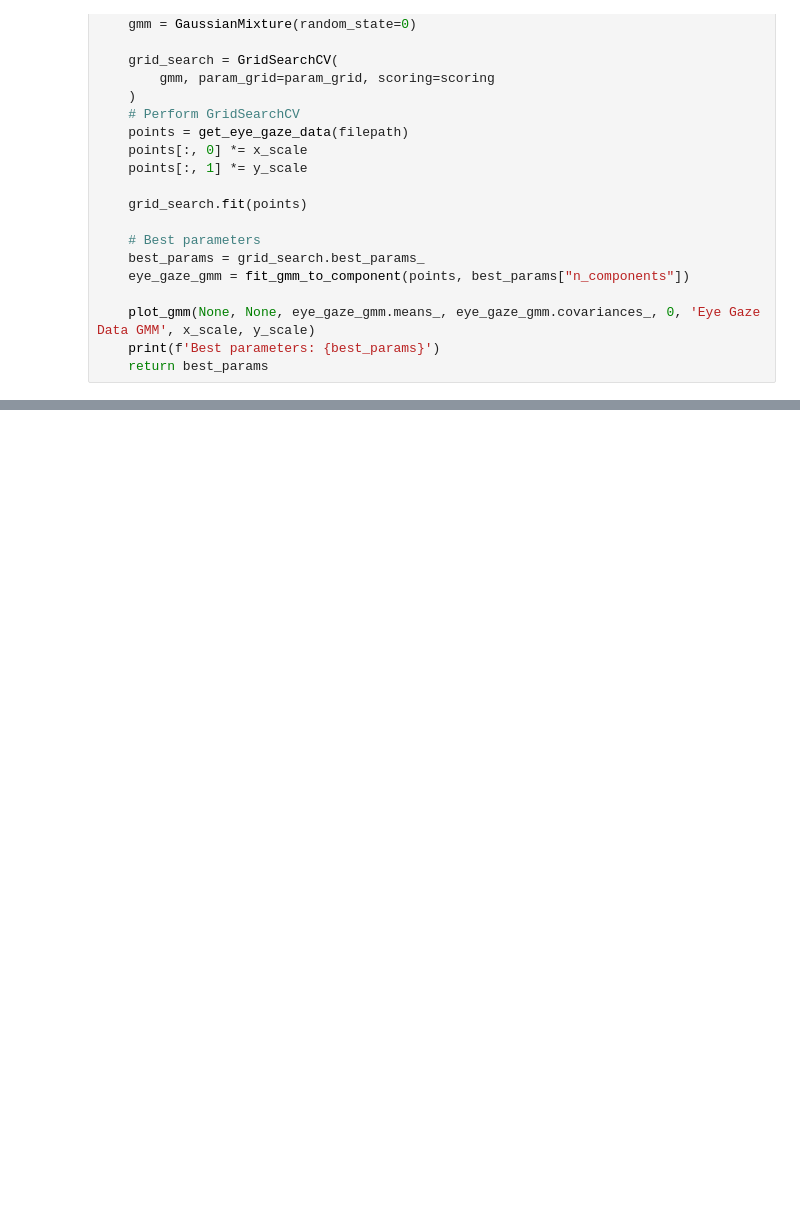
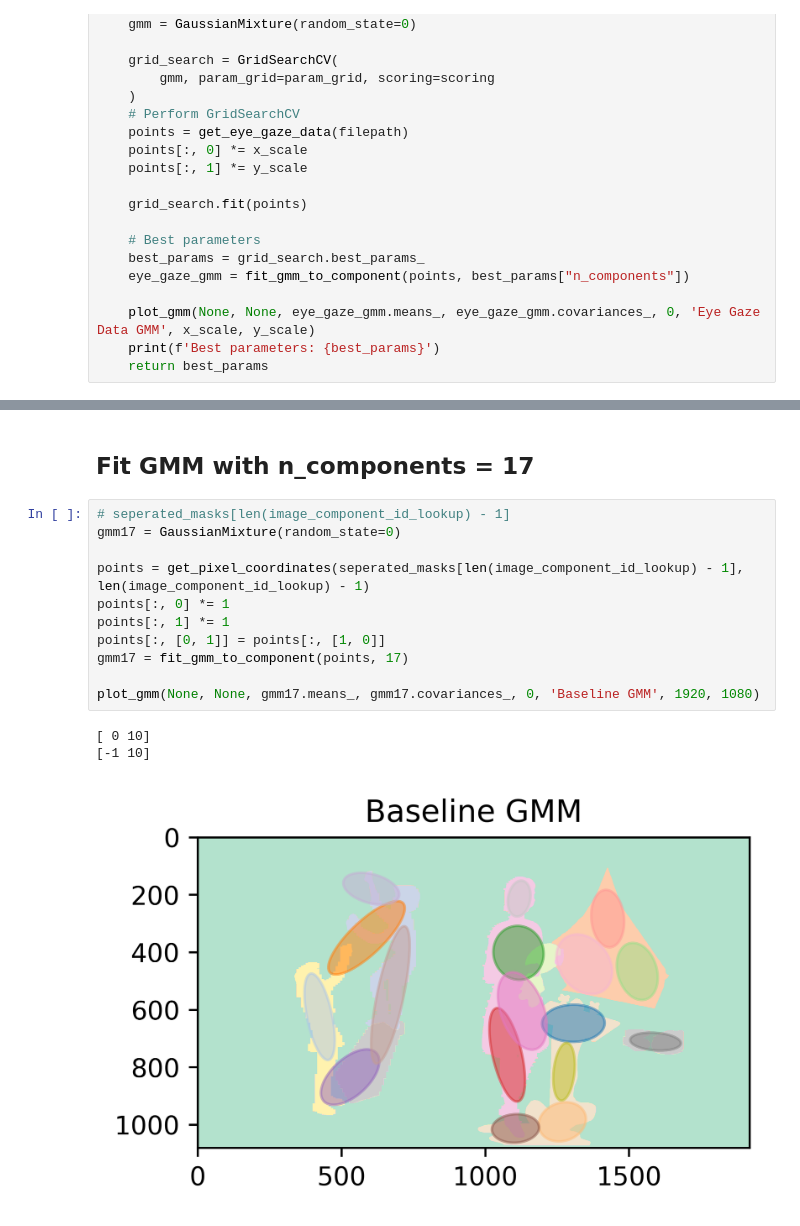
Before and after one commit to mariarlima/llm-hri-cognitive-health, a Jupyter notebook: AnalysisTools/EyeGazeDataTools/GMM.ipynb, the cells around one changed output, grey strips where cells are left out. Saved outputs shown, nothing was run; the diff lists cells and outputs as text; blank space fills up the shorter version.

```diff
--- a/AnalysisTools/EyeGazeDataTools/GMM.ipynb
+++ b/AnalysisTools/EyeGazeDataTools/GMM.ipynb
@@ -531,0 +508,17 @@ Best parameters: {'covariance_type': 'full', 'n_components': 3}
+# %% [markdown]
+## Fit GMM with n_components = 17
+# %%
+# seperated_masks[len(image_component_id_lookup) - 1]
+gmm17 = GaussianMixture(random_state=0)
+
+points = get_pixel_coordinates(seperated_masks[len(image_component_id_lookup) - 1], len(image_component_id_lookup) - 1)
+points[:, 0] *= 1
+points[:, 1] *= 1
+points[:, [0, 1]] = points[:, [1, 0]]
+gmm17 = fit_gmm_to_component(points, 17)
+
+plot_gmm(None, None, gmm17.means_, gmm17.covariances_, 0, 'Baseline GMM', 1920, 1080)
+# %% [output]
+[ 0 10]
+[-1 10]
+[figure, added]
```
Also changed, not shown: parts of 20 cells of this notebook, 7 other files.
